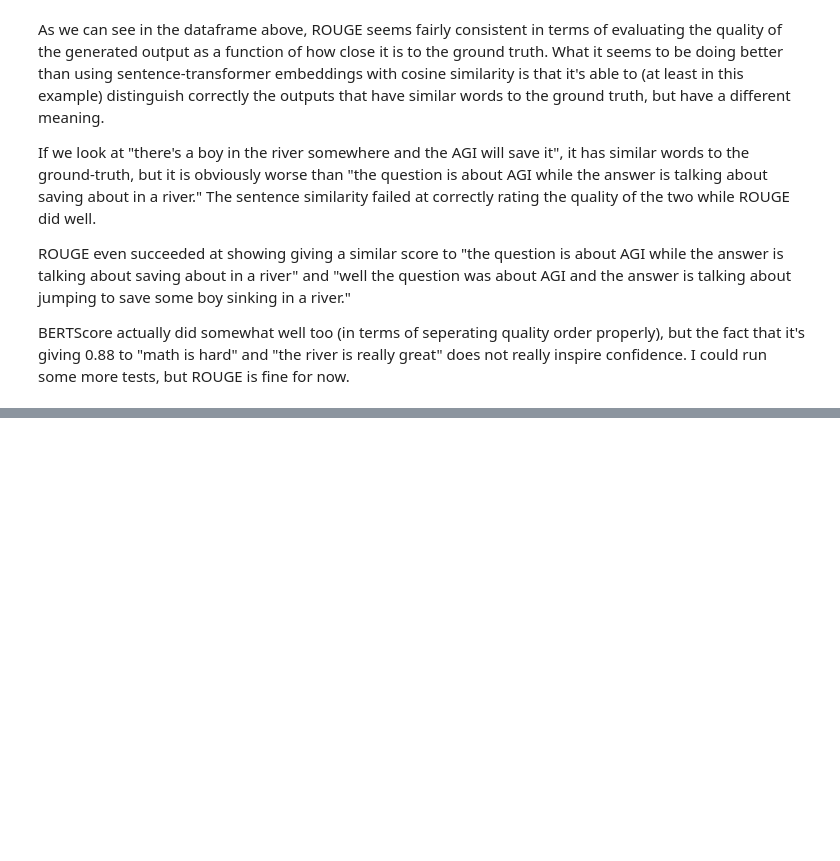
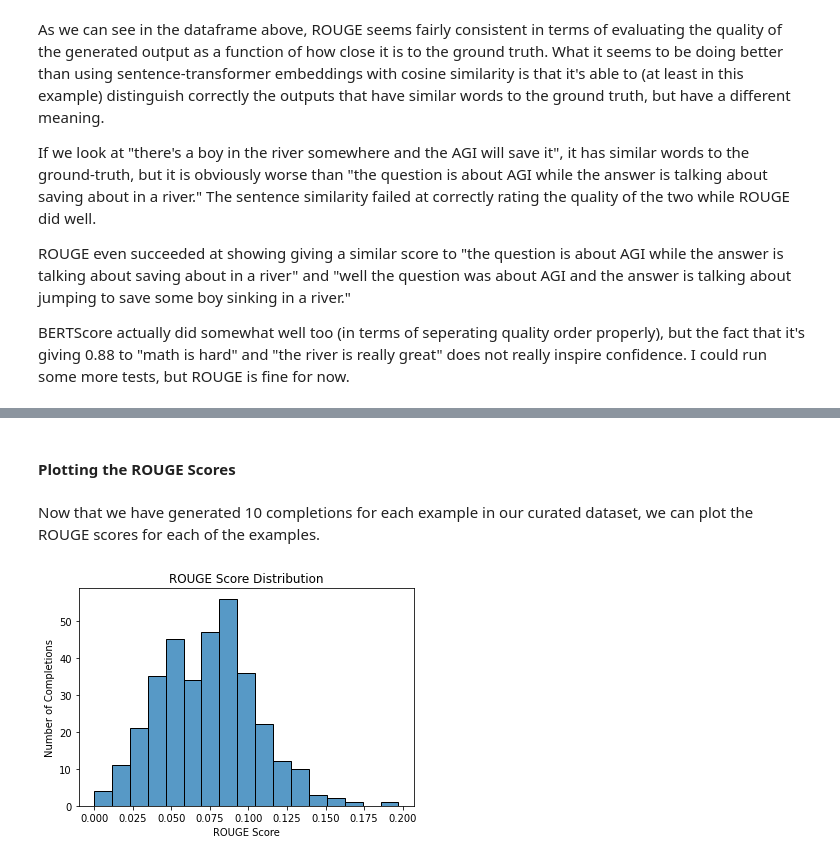
Before and after one commit to JayThibs/aligning-language-models, a Jupyter notebook: gpt_alignment.ipynb, the cells around one changed output, grey strips where cells are left out. Cells and saved outputs as stored; diff of their text form; code cells hidden in the pictures; blank space fills up the shorter version.

```diff
--- a/gpt_alignment.ipynb
+++ b/gpt_alignment.ipynb
@@ -799,6 +799,7 @@ Now, I'm off to Google Sheet to fill-in the "explanation" and "relevance" column
 curated_df = pd.read_csv("data/initial_qa_dataset_with_explanations.csv")
 curated_df = curated_df.dropna(subset=["explanation"])
 curated_df = curated_df.drop(['improved_question', 'improved_answer', 'difficulty'], axis=1)
+curated_df.reset_index(drop=True, inplace=True)
 print(len(curated_df))
 curated_df.head()
 # %% [output]
@@ -1279,0 +1291,23 @@ BERTScore actually did somewhat well too (in terms of seperating quality order p
+# %%
+os.makedirs("prompts/benchmark_prompts/", exist_ok=True)
+context_path = "prompts/contexts/users_on_website.txt"
+task_description_path = "prompts/task_description/task_description_3.txt"
+template_path = "prompts/templates/template_v2.txt"
+completions_list = []
+rouge_scores = []
+question_id_list = []
+for idx, row in curated_df.iterrows():
+    question_id = row['question_id']
+    ground = row['explanation']
+    prompt_path = f"prompts/benchmark_prompts/benchmark_prompt_{idx}.txt"
+    create_prompt_txt_from_df(curated_df, idx, prompt_path, context_path, task_description_path, template_path)
+    completions = gpt_generate(txt_path=prompt_path, num_return_sequences=10, gpu=True, max_length=200, save_completions=True)
+    for completion in completions:
+        completion = " ".join(completion.split('relevant to the question because')[1:])
+        if "\n" in completion[0:10]:
+            completion = " ".join(completion.split("\n\n")[1:])
+        completion = completion.split("\n")[0]
+        rouge_score = rouge_metric.compute(predictions=[completion],references=[ground])
+        rouge_scores.append(rouge_score['rougeL'][0][-1])
+        completions_list.append(completion)
+        question_id_list.append(i)
@@ -1279,0 +1332,3 @@ BERTScore actually did somewhat well too (in terms of seperating quality order p
+# %%
+metrics_df = pd.DataFrame({"ground_truth": ground, "completions": completions_list, "rouge_score": rouge_scores})
+metrics_df.sample(10).head(10)
@@ -1279,0 +1375,17 @@ BERTScore actually did somewhat well too (in terms of seperating quality order p
+# %%
+metrics_df.sort_values(by='rouge_score', ascending=False, inplace=True)
+metrics_df.reset_index(drop=True, inplace=True)
+metrics_df.to_csv("data/benchmark_prompts_scores.csv")
+# %% [markdown]
+#### Plotting the ROUGE Scores
+# %% [markdown]
+Now that we have generated 10 completions for each example in our curated dataset, we can plot the ROUGE scores for each of the examples.
+# %%
+# We can now plot the results as a bar chart:
+sns.histplot(metrics_df['rouge_score'])
+plt.xlabel("ROUGE Score")
+plt.ylabel("Number of Completions")
+plt.title("ROUGE Score Distribution")
+plt.show()
+# %% [output]
+[figure, added]
```
Also changed, not shown: parts of 8 cells of this notebook.
